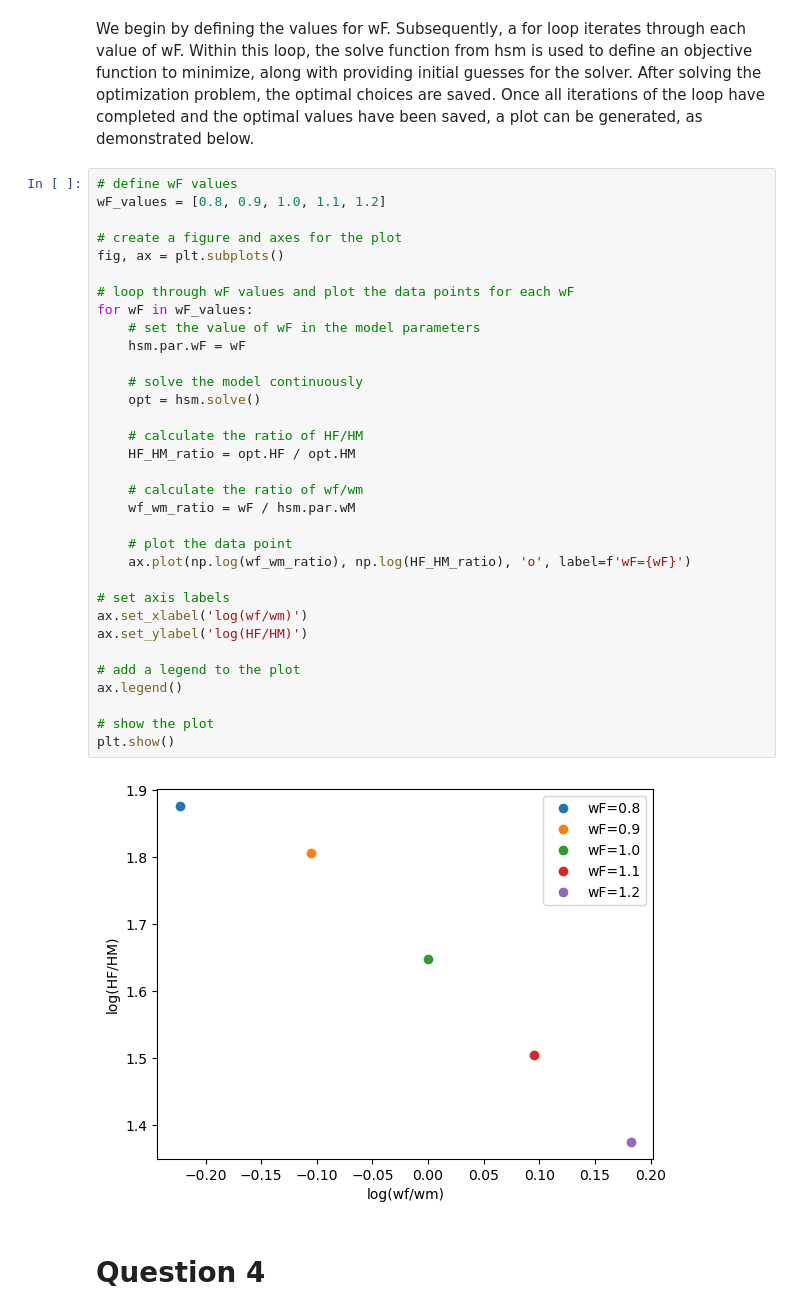
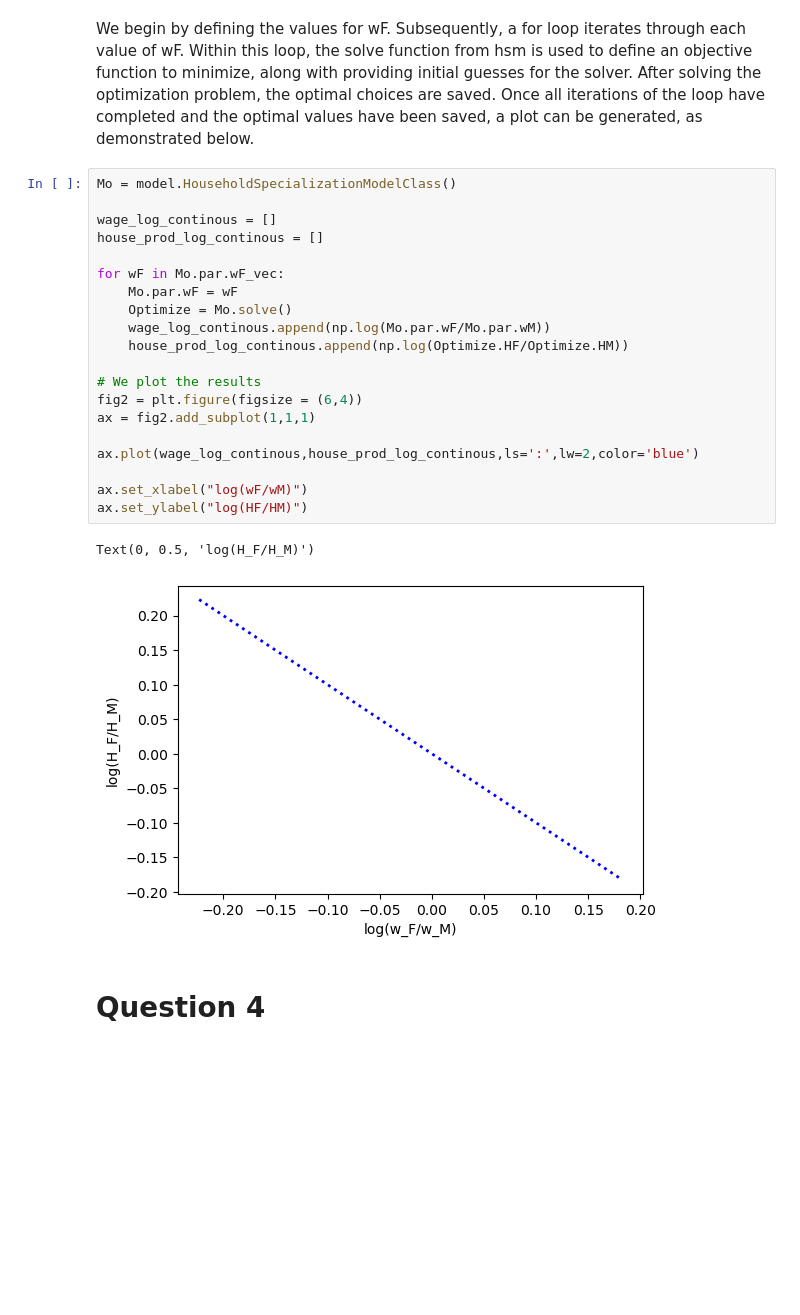
Before and after one commit to NumEconCopenhagen/projects-2023-2x-chris-og-ras, a Jupyter notebook: inauguralproject/inauguralproject.ipynb, the cells around one changed output. Cells and saved outputs as stored; diff of their text form; blank space fills up the shorter version.

```diff
--- a/inauguralproject/inauguralproject.ipynb
+++ b/inauguralproject/inauguralproject.ipynb
@@ -76,41 +102,29 @@ plt.show()
 # Question 3
 # %% [markdown]
 We begin by defining the values for wF. Subsequently, a for loop iterates through each value of wF. Within this loop, the solve function from hsm is used to define an objective function to minimize, along with providing initial guesses for the solver. After solving the optimization problem, the optimal choices are saved. Once all iterations of the loop have completed and the optimal values have been saved, a plot can be generated, as demonstrated below.
-# %%
-# define wF values
-wF_values = [0.8, 0.9, 1.0, 1.1, 1.2]
-
-# create a figure and axes for the plot
-fig, ax = plt.subplots()
-
-# loop through wF values and plot the data points for each wF
-for wF in wF_values:
-    # set the value of wF in the model parameters
-    hsm.par.wF = wF
-
-    # solve the model continuously
-    opt = hsm.solve()
-
-    # calculate the ratio of HF/HM
-    HF_HM_ratio = opt.HF / opt.HM
-
-    # calculate the ratio of wf/wm
-    wf_wm_ratio = wF / hsm.par.wM
-
-    # plot the data point
-    ax.plot(np.log(wf_wm_ratio), np.log(HF_HM_ratio), 'o', label=f'wF={wF}')
-
-# set axis labels
-ax.set_xlabel('log(wf/wm)')
-ax.set_ylabel('log(HF/HM)')
-
-# add a legend to the plot
-ax.legend()
-
-# show the plot
-plt.show()
-# %% [output]
-[figure, removed]
+# %%
+Mo = model.HouseholdSpecializationModelClass()
+
+wage_log_continous = []
+house_prod_log_continous = []
+
+for wF in Mo.par.wF_vec:
+    Mo.par.wF = wF
+    Optimize = Mo.solve()
+    wage_log_continous.append(np.log(Mo.par.wF/Mo.par.wM))
+    house_prod_log_continous.append(np.log(Optimize.HF/Optimize.HM))
+
+# We plot the results
+fig2 = plt.figure(figsize = (6,4))
+ax = fig2.add_subplot(1,1,1)
+
+ax.plot(wage_log_continous,house_prod_log_continous,ls=':',lw=2,color='blue')
+
+ax.set_xlabel("log(wF/wM)")
+ax.set_ylabel("log(HF/HM)")
+# %% [output]
+Text(0, 0.5, 'log(H_F/H_M)')
+[figure, added]
 # %% [markdown]
 # Question 4
 # %% [markdown]
```
Also changed, not shown: parts of 4 cells of this notebook, 1 other file.
